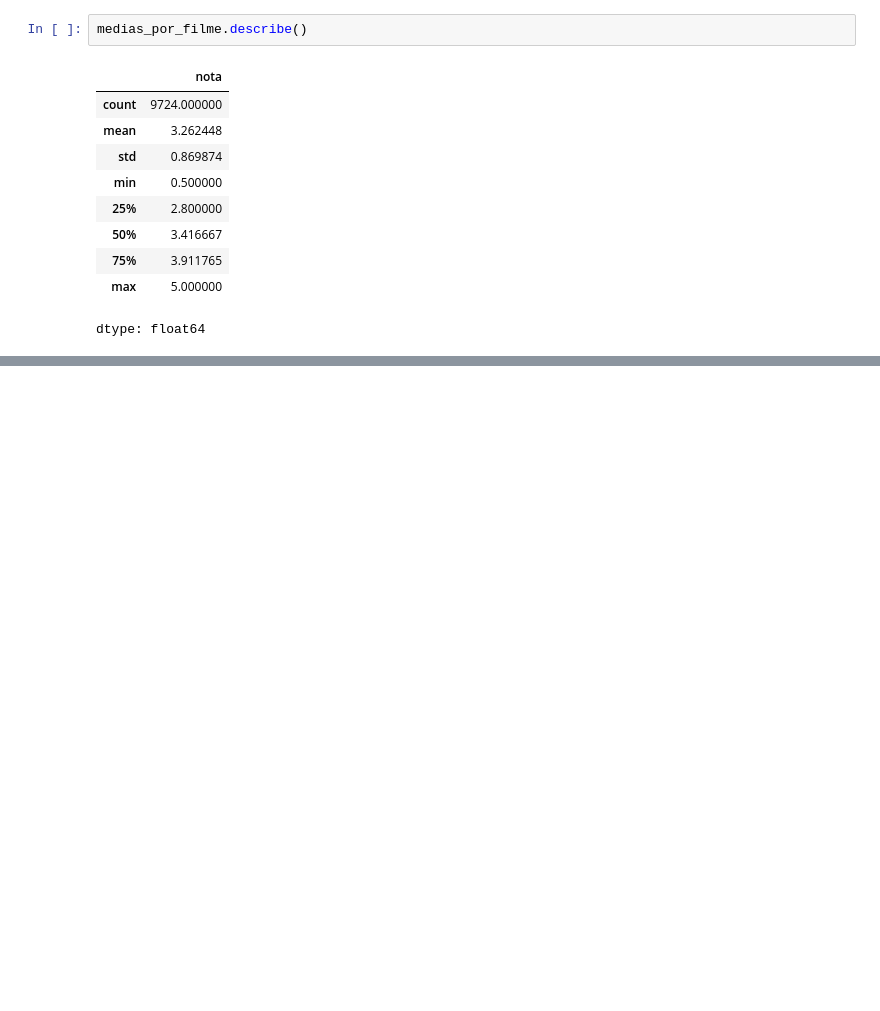
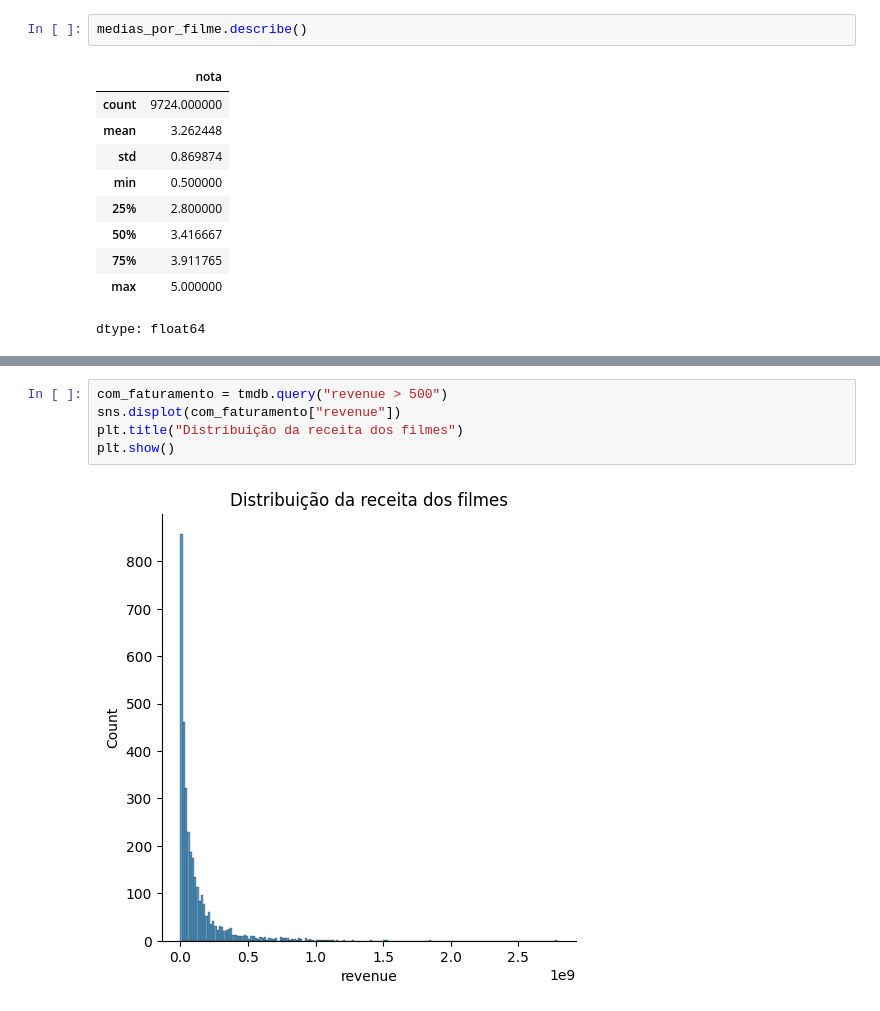
Before and after one commit to MatheusFVieira/Curso_DataScience, a Jupyter notebook: Introducao_Data_Science.ipynb, the cells around one changed output, grey strips where cells are left out. Saved outputs shown, nothing was run; the diff lists cells and outputs as text; blank space fills up the shorter version.

```diff
--- a/Introducao_Data_Science.ipynb
+++ b/Introducao_Data_Science.ipynb
@@ -187,0 +243,7 @@ sns.displot(medias_por_filme, kde=True)
+# %%
+com_faturamento = tmdb.query("revenue > 500")
+sns.displot(com_faturamento["revenue"])
+plt.title("Distribuição da receita dos filmes")
+plt.show()
+# %% [output]
+[figure, added]
```
Also changed, not shown: parts of 9 cells of this notebook.
